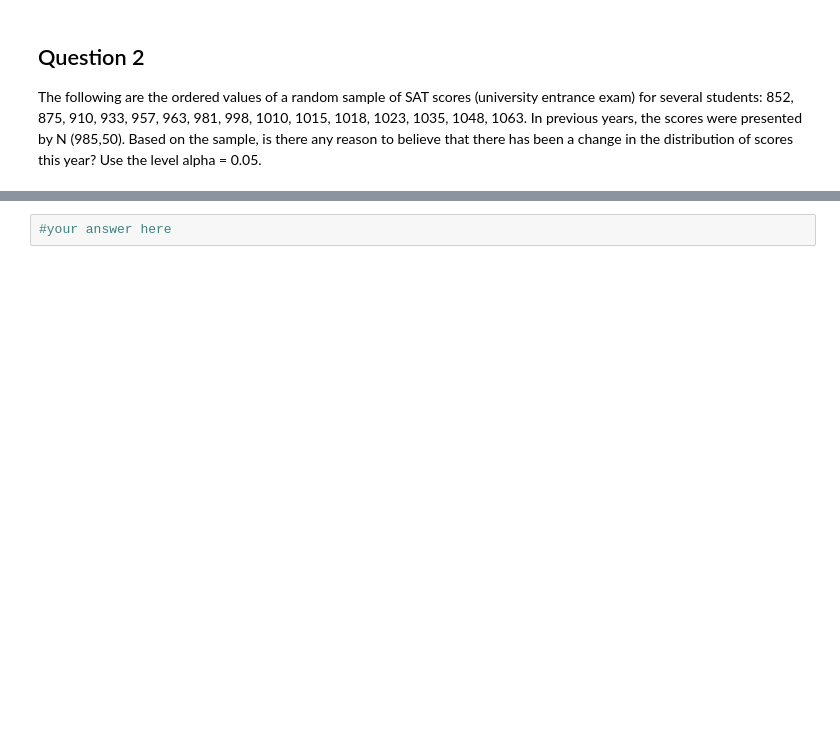
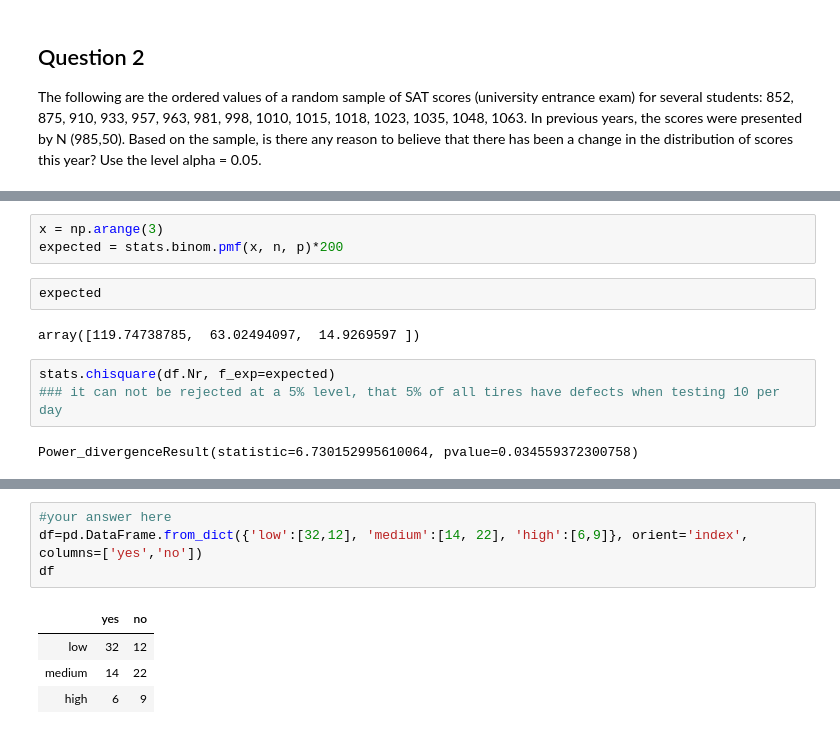
Before and after one commit to ta-data-lis/lab-goodfit-indeptests, a Jupyter notebook: your_code/main.ipynb, the cells around one changed output, grey strips where cells are left out. Cells and saved outputs as stored; diff of their text form; blank space fills up the shorter version.

```diff
--- a/your_code/main.ipynb
+++ b/your_code/main.ipynb
@@ -35,7 +121,26 @@ A quality control engineer takes a sample of 10 tires that come out of an assemb
+# %%
+x = np.arange(3)
+expected = stats.binom.pmf(x, n, p)*200
+# %%
+expected
+# %% [output]
+array([119.74738785,  63.02494097,  14.9269597 ])
+# %%
+stats.chisquare(df.Nr, f_exp=expected)
+### it can not be rejected at a 5% level, that 5% of all tires have defects when testing 10 per day
+# %% [output]
+Power_divergenceResult(statistic=6.730152995610064, pvalue=0.034559372300758)
 # %% [markdown]
 ## Question 5
 A researcher gathers information about the patterns of Physical Activity of children in the fifth grade of primary school of a public school. He defines three categories of physical activity (Low, Medium, High). He also inquires about the regular consumption of sugary drinks at school, and defines two categories (Yes = consumed, No = not consumed). We would like to evaluate if there is an association between patterns of physical activity and the consumption of sugary drinks for the children of this school, at a level of 5% significance. The results are in the following table:
 
 ![](table4.png)
-# %%
-#your answer here
+# %%
+#your answer here
+df=pd.DataFrame.from_dict({'low':[32,12], 'medium':[14, 22], 'high':[6,9]}, orient='index', columns=['yes','no'])
+df
+# %% [output]
+|  | yes | no |
+| low | 32 | 12 |
+| medium | 14 | 22 |
+| high | 6 | 9 |
```
Also changed, not shown: parts of 17 cells of this notebook.
